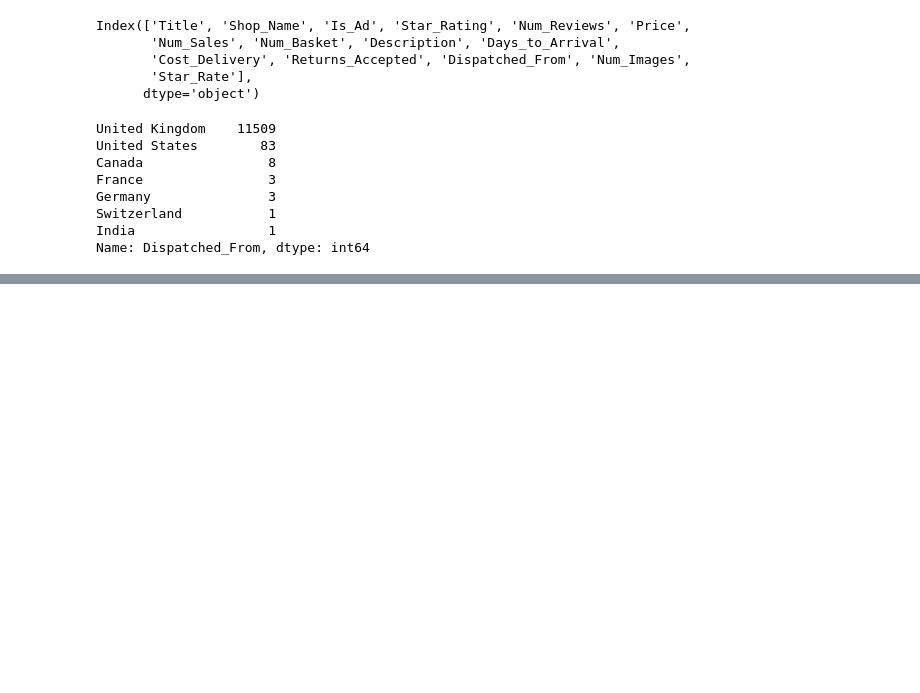
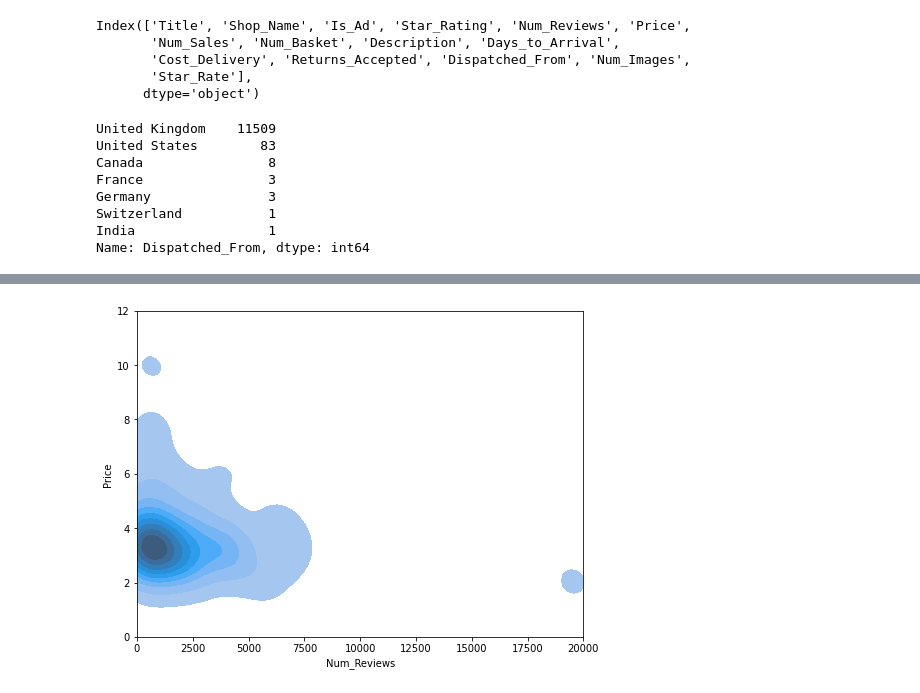
Before and after one commit to anastasiabizyayeva/Price_Etsymator, a Jupyter notebook: 01_EDA.ipynb, the cells around one changed output, grey strips where cells are left out. Cells and saved outputs as stored; diff of their text form; code cells hidden in the pictures; blank space fills up the shorter version.

Commit message:
initial price EDA

```diff
--- a/01_EDA.ipynb
+++ b/01_EDA.ipynb
@@ -440,0 +478,3 @@ df = df.drop(['Dispatched_From'], axis=1)
+# %%
+price_numrev = df.groupby('Num_Reviews')['Price'].mean().reset_index()
+price_numrev
@@ -440,0 +495,10 @@ df = df.drop(['Dispatched_From'], axis=1)
+# %%
+figure(figsize=(8, 6))
+
+ax = sns.kdeplot(x= price_numrev['Num_Reviews'],y = price_numrev['Price'], shade = True)
+ax.set_ylim(0,12)
+ax.set_xlim(-1,20000)
+
+plt.show()
+# %% [output]
+[figure, added]
```
Also changed, not shown: parts of 5 cells of this notebook.
